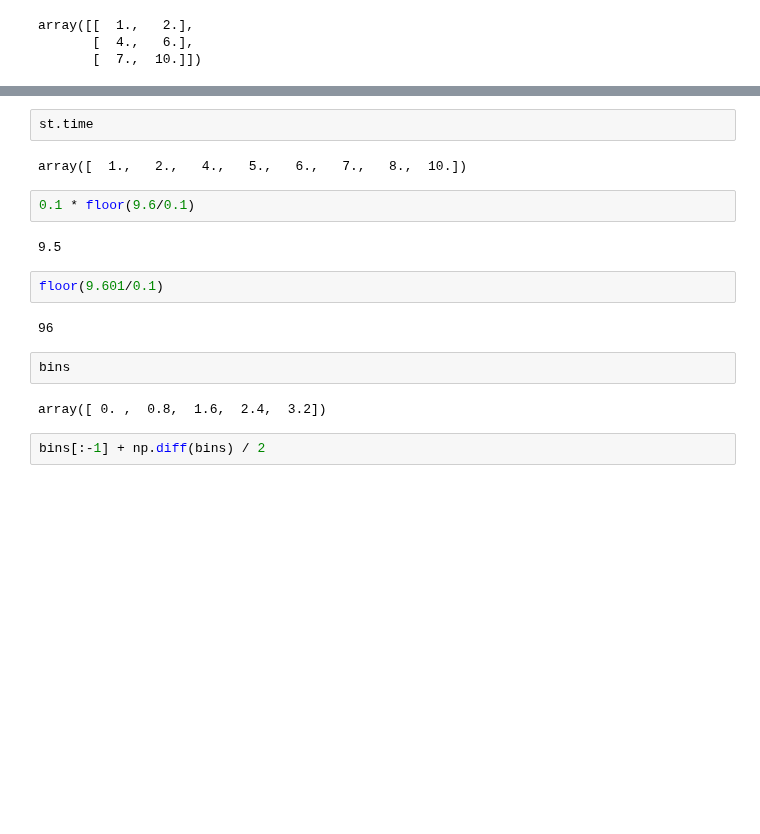
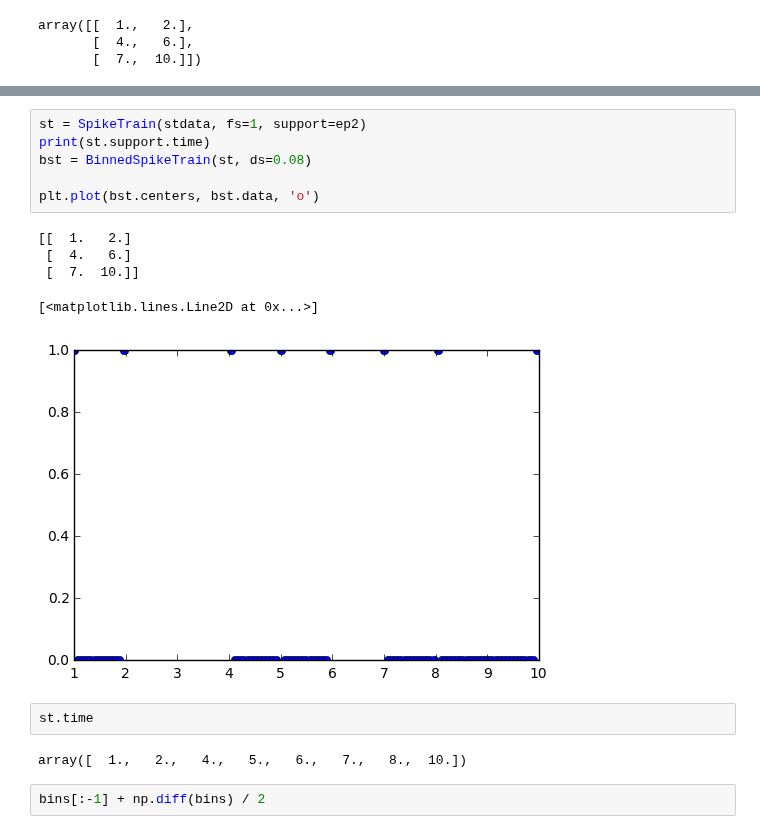
Before and after one commit to nelpy/nelpy, a Jupyter notebook: examples/nelpy-examples.ipynb, the cells around one changed output, grey strips where cells are left out. Drawn from its saved outputs; the diff is of its cells as text; blank space fills up the shorter version.

```diff
--- a/examples/nelpy-examples.ipynb
+++ b/examples/nelpy-examples.ipynb
@@ -406,19 +415,19 @@ array([2, 2, 3, 3, 1])
+# %%
+st = SpikeTrain(stdata, fs=1, support=ep2)
+print(st.support.time)
+bst = BinnedSpikeTrain(st, ds=0.08)
+
+plt.plot(bst.centers, bst.data, 'o')
+# %% [output]
+[[  1.   2.]
+ [  4.   6.]
+ [  7.  10.]]
+[<matplotlib.lines.Line2D at 0x...>]
+[figure, added]
 # %%
 st.time
 # %% [output]
 array([  1.,   2.,   4.,   5.,   6.,   7.,   8.,  10.])
-# %%
-0.1 * floor(9.6/0.1)
-# %% [output]
-9.5
-# %%
-floor(9.601/0.1)
-# %% [output]
-96
-# %%
-bins
-# %% [output]
-array([ 0. ,  0.8,  1.6,  2.4,  3.2])
 # %%
 bins[:-1] + np.diff(bins) / 2
 # %% [output]
```
Also changed, not shown: parts of 5 cells of this notebook.
